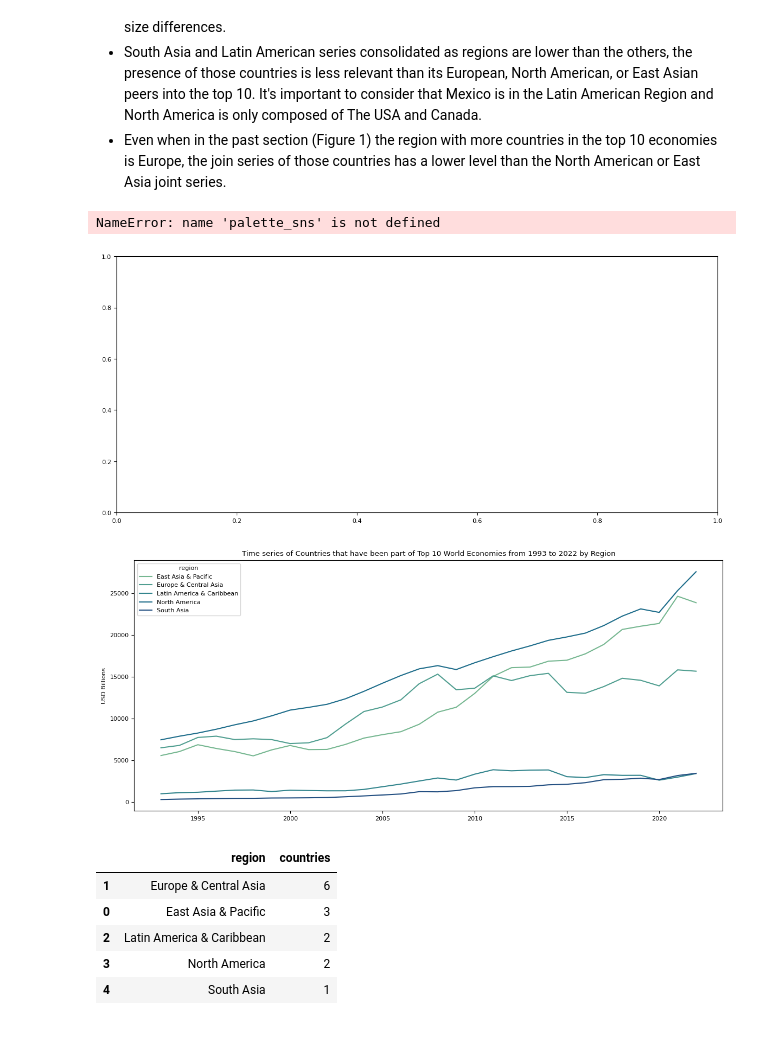
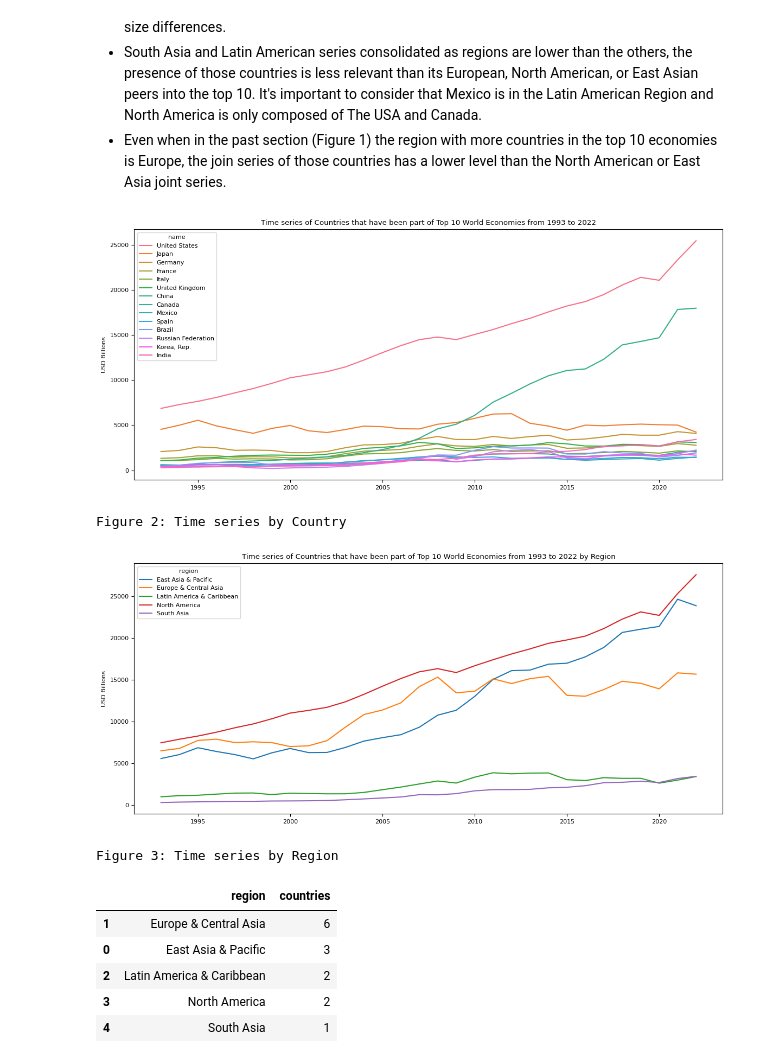
Before and after one commit to zapallo-droid-ca/2023_WDI_ts_GDP_forecasting, a Jupyter notebook: notebooks/eda.ipynb, the cells around one changed output. Saved outputs shown, nothing was run; the diff lists cells and outputs as text; code cells hidden in the pictures; blank space fills up the shorter version.

```diff
--- a/notebooks/eda.ipynb
+++ b/notebooks/eda.ipynb
@@ -217,23 +201,24 @@ The behaviour is heterogeneous, but speaking in terms of average values in 29 ye
 * Even when in the past section (Figure 1) the region with more countries in the top 10 economies is Europe, the join series of those countries has a lower level than the North American or East Asia joint series.
 # %%
 fig,ax = plt.subplots(figsize = (14,6))
-sns.lineplot(data = df, x = 'time' , y = 'gdp_Billions_USD' , hue = 'name', palette=palette_sns, legend = 'brief')
+sns.lineplot(data = df, x = 'time' , y = 'gdp_Billions_USD' , hue = 'name', legend = 'brief')
 ax.set(xlabel ='', ylabel ='USD Billions')
 plt.title(f'Time series of Countries that have been part of Top 10 World Economies from {df.time.min()} to {df.time.max()}')
 plt.show()
 print('Figure 2: Time series by Country')
 # %% [output]
+[figure, new version]
-NameError: name 'palette_sns' is not defined
+Figure 2: Time series by Country
-[figure, old version]
 # %%
 fig,ax = plt.subplots(figsize = (14,6))
-sns.lineplot(data = df.groupby(['region','time']).agg(gdp = ('gdp_Billions_USD','sum')), x = 'time' , y = 'gdp' , hue = 'region', palette=palette_sns, legend = 'brief')
+sns.lineplot(data = df.groupby(['region','time']).agg(gdp = ('gdp_Billions_USD','sum')), x = 'time' , y = 'gdp' , hue = 'region', legend = 'brief')
 ax.set(xlabel ='', ylabel ='USD Billions')
 plt.title(f'Time series of Countries that have been part of Top 10 World Economies from {df.time.min()} to {df.time.max()} by Region')
 plt.show()
 print('Figure 3: Time series by Region')
 # %% [output]
-[figure, old version]
+[figure, new version]
+Figure 3: Time series by Region
 # %%
 display(df_temp.groupby('region').agg(countries = ('name','count')).reset_index().sort_values('countries', ascending = False))
 print('Table 2: Countries into Top 10 by region')
```
Also changed, not shown: parts of 4 cells of this notebook.
